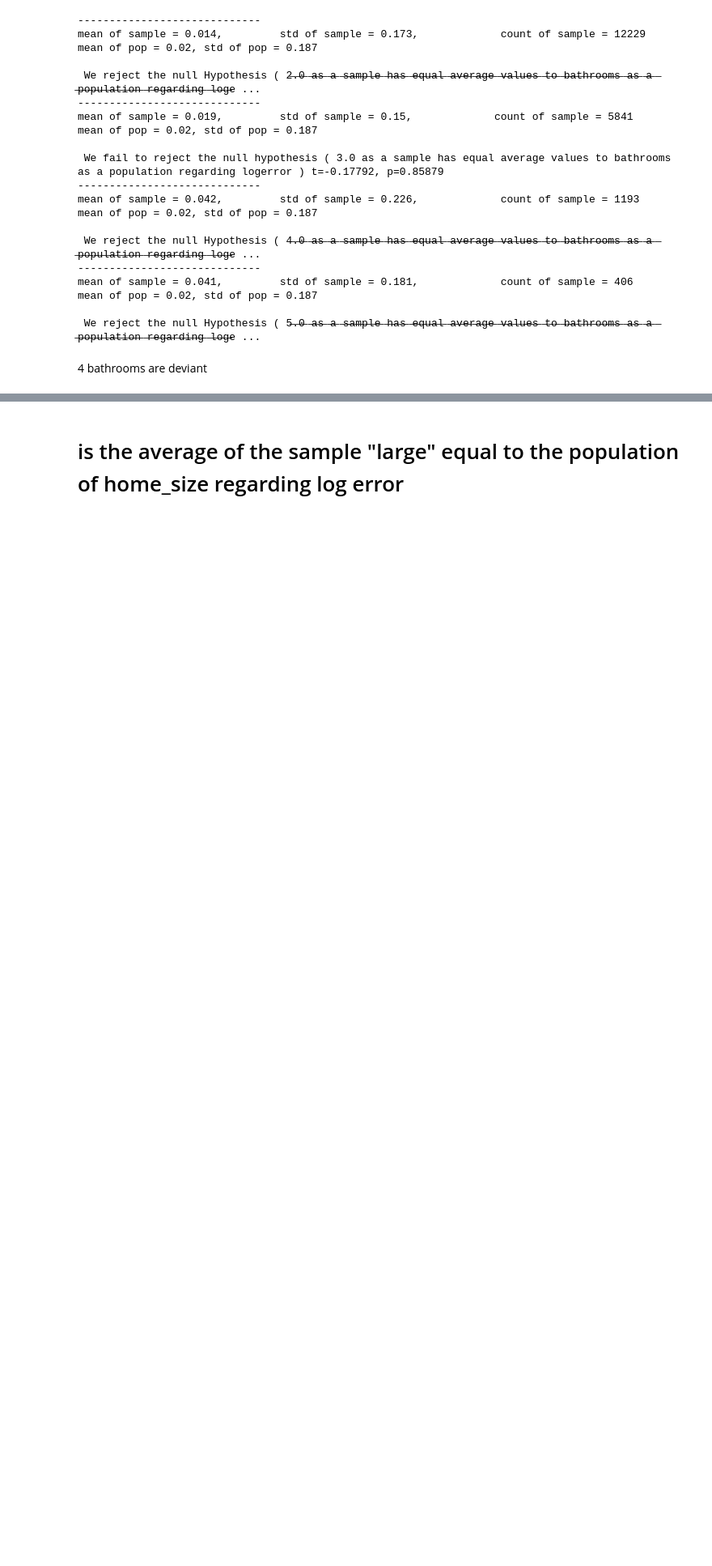
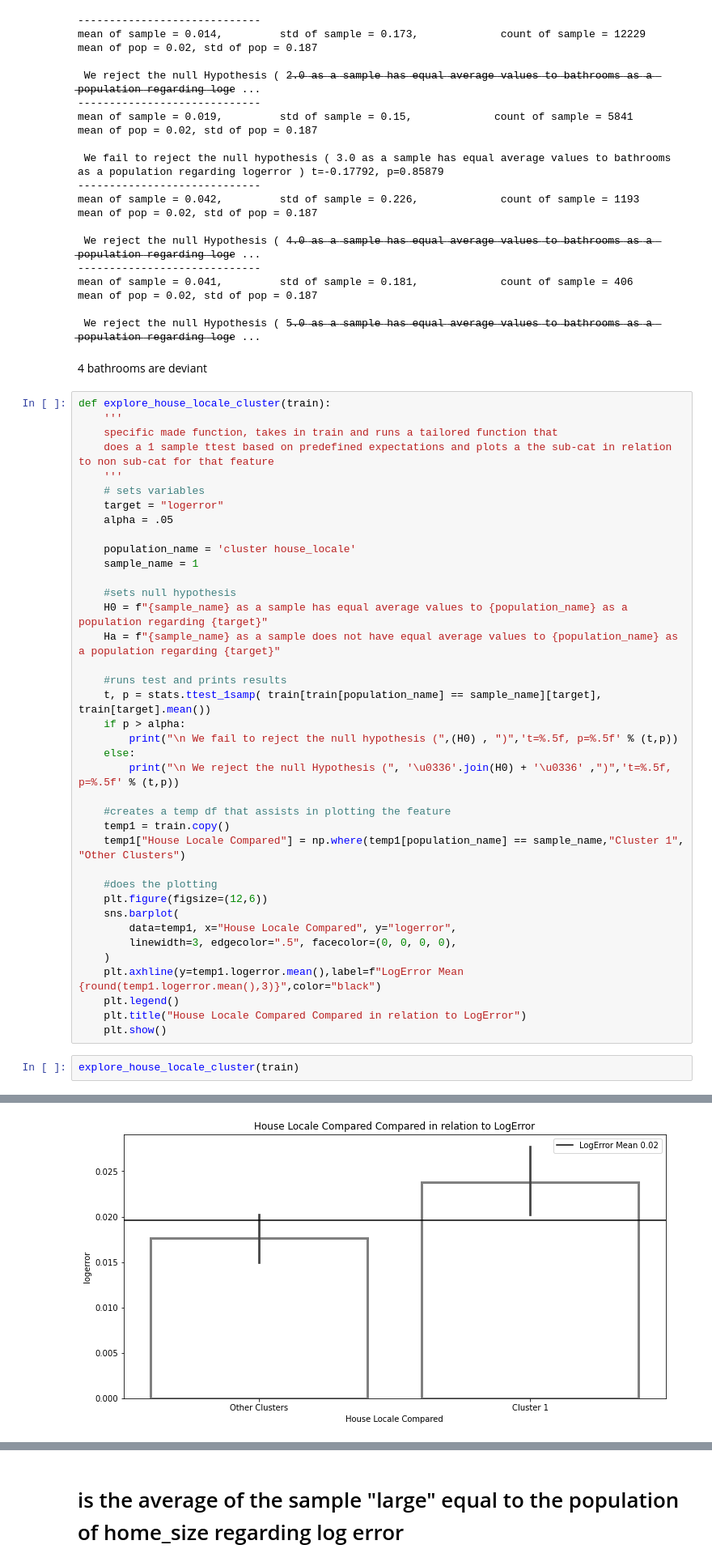
Before and after one commit to Shorter-Shenck/Zillow_Cluster_Regression, a Jupyter notebook: explore.ipynb, the cells around one changed output, grey strips where cells are left out. Shown at 81% size. Saved outputs shown, nothing was run; the diff lists cells and outputs as text; blank space fills up the shorter version.

```diff
--- a/explore.ipynb
+++ b/explore.ipynb
@@ -363,3 +411,44 @@ mean of pop = 0.02, std of pop = 0.187
  We reject the null Hypothesis ( 5̶.̶0̶ ̶a̶s̶ ̶a̶ ̶s̶a̶m̶p̶l̶e̶ ̶h̶a̶s̶ ̶e̶q̶u̶a̶l̶ ̶a̶v̶e̶r̶a̶g̶e̶ ̶v̶a̶l̶u̶e̶s̶ ̶t̶o̶ ̶b̶a̶t̶h̶r̶o̶o̶m̶s̶ ̶a̶s̶ ̶a̶ ̶p̶o̶p̶u̶l̶a̶t̶i̶o̶n̶ ̶r̶e̶g̶a̶r̶d̶i̶n̶g̶ ̶l̶o̶g̶e ...
 # %% [markdown]
 4 bathrooms are deviant
+# %%
+def explore_house_locale_cluster(train):
+    '''
+    specific made function, takes in train and runs a tailored function that
+    does a 1 sample ttest based on predefined expectations and plots a the sub-cat in relation to non sub-cat for that feature
+    '''
+    # sets variables
+    target = "logerror"
+    alpha = .05
+
+    population_name = 'cluster house_locale'
+    sample_name = 1
+
+    #sets null hypothesis
+    H0 = f"{sample_name} as a sample has equal average values to {population_name} as a population regarding {target}"
+    Ha = f"{sample_name} as a sample does not have equal average values to {population_name} as a population regarding {target}"
+
+    #runs test and prints results
+    t, p = stats.ttest_1samp( train[train[population_name] == sample_name][target], train[target].mean())
+    if p > alpha:
+        print("\n We fail to reject the null hypothesis (",(H0) , ")",'t=%.5f, p=%.5f' % (t,p))
+    else:
+        print("\n We reject the null Hypothesis (", '\u0336'.join(H0) + '\u0336' ,")",'t=%.5f, p=%.5f' % (t,p))
+
+    #creates a temp df that assists in plotting the feature
+    temp1 = train.copy()
+    temp1["House Locale Compared"] = np.where(temp1[population_name] == sample_name,"Cluster 1", "Other Clusters")
+
+    #does the plotting
+    plt.figure(figsize=(12,6))
+    sns.barplot(
+        data=temp1, x="House Locale Compared", y="logerror",
+        linewidth=3, edgecolor=".5", facecolor=(0, 0, 0, 0),
+    )
+    plt.axhline(y=temp1.logerror.mean(),label=f"LogError Mean {round(temp1.logerror.mean(),3)}",color="black")
+    plt.legend()
+    plt.title("House Locale Compared Compared in relation to LogError")
+    plt.show()
+# %%
+explore_house_locale_cluster(train)
+# %% [output]
@@ -365,0 +456 @@ mean of pop = 0.02, std of pop = 0.187
+[figure, added]
```
Also changed, not shown: parts of 24 cells of this notebook, 2 other files.
